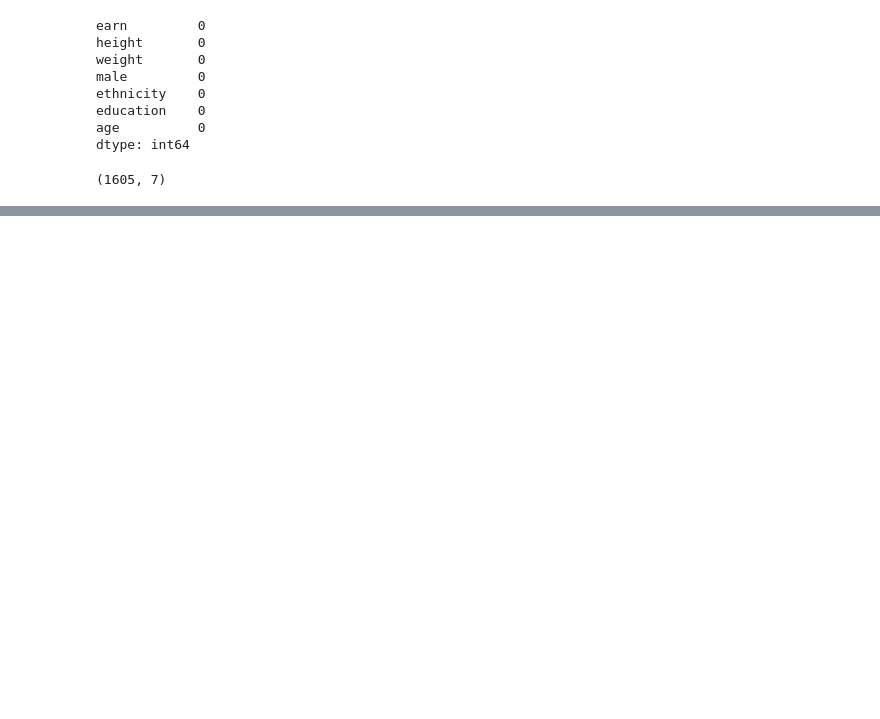
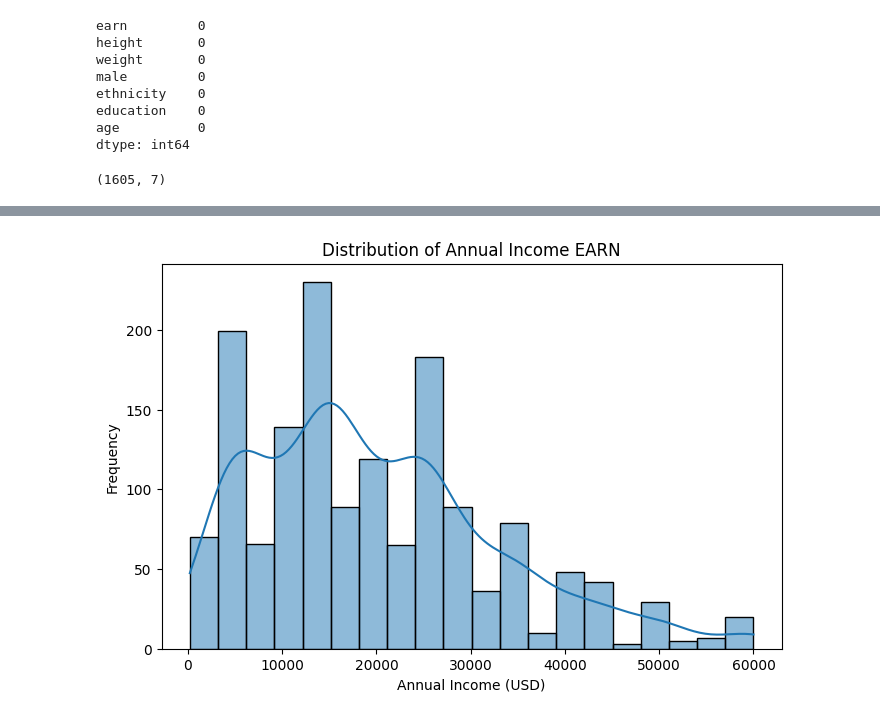
Before and after one commit to Darknight47/Data-Science-Project-01, a Jupyter notebook: linear_regression_with_interactioneffects.ipynb, the cells around one changed output, grey strips where cells are left out. Drawn from its saved outputs; the diff is of its cells as text; code cells hidden in the pictures; blank space fills up the shorter version.

```diff
--- a/linear_regression_with_interactioneffects.ipynb
+++ b/linear_regression_with_interactioneffects.ipynb
@@ -91,0 +142,16 @@ dataset.shape
+# %%
+Q1 = dataset['earn'].quantile(0.25)
+Q3 = dataset['earn'].quantile(0.75)
+IQR = Q3 - Q1
+lower_bound = Q1 - 1.5 * IQR
+upper_bound = Q3 + 1.5 * IQR
+dataset = dataset[(dataset['earn'] >= lower_bound) & (dataset['earn'] <= upper_bound)]
+# %%
+plt.figure(figsize=(8,5))
+sns.histplot(data=dataset['earn'], bins=20, kde=True)
+plt.title("Distribution of Annual Income EARN")
+plt.xlabel('Annual Income (USD)')
+plt.ylabel('Frequency')
+plt.show()
+# %% [output]
+[figure, added]
```
Also changed, not shown: parts of 13 cells of this notebook.
